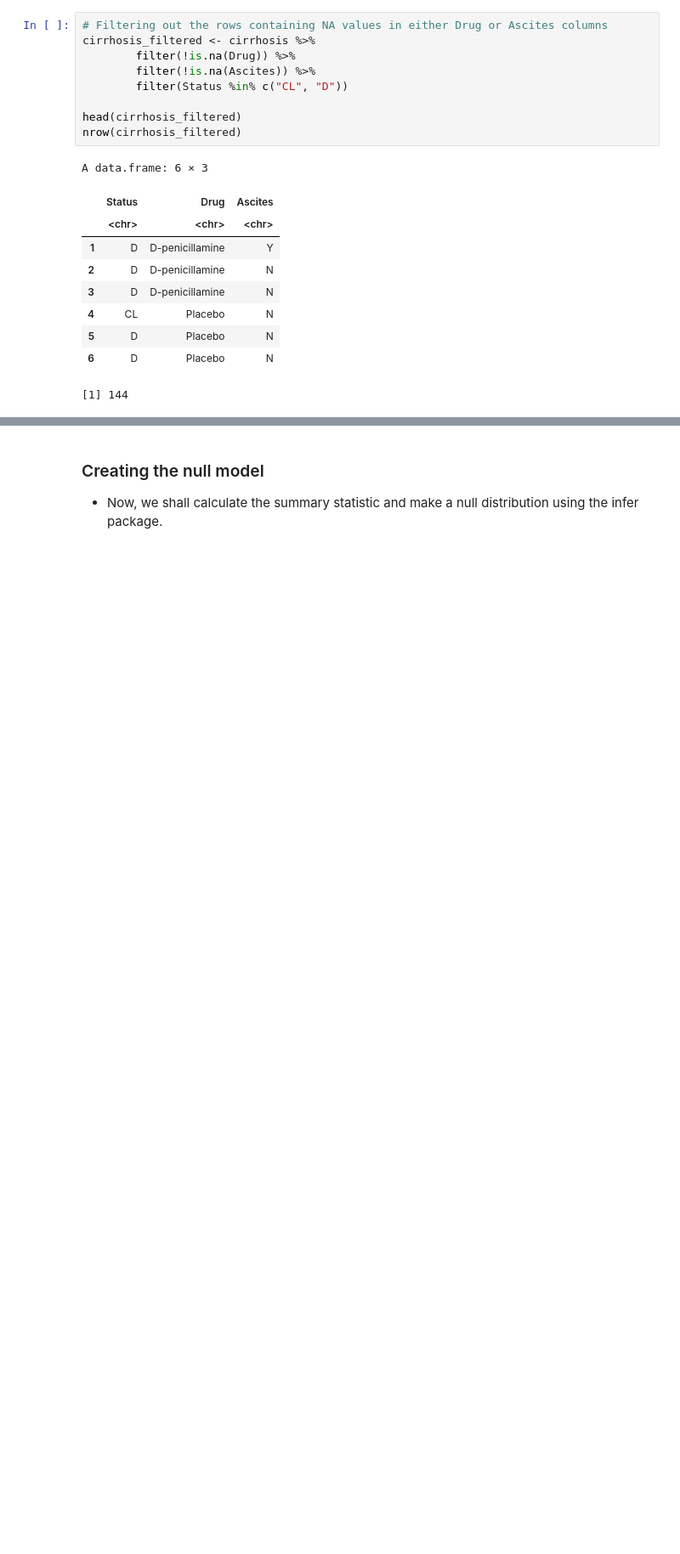
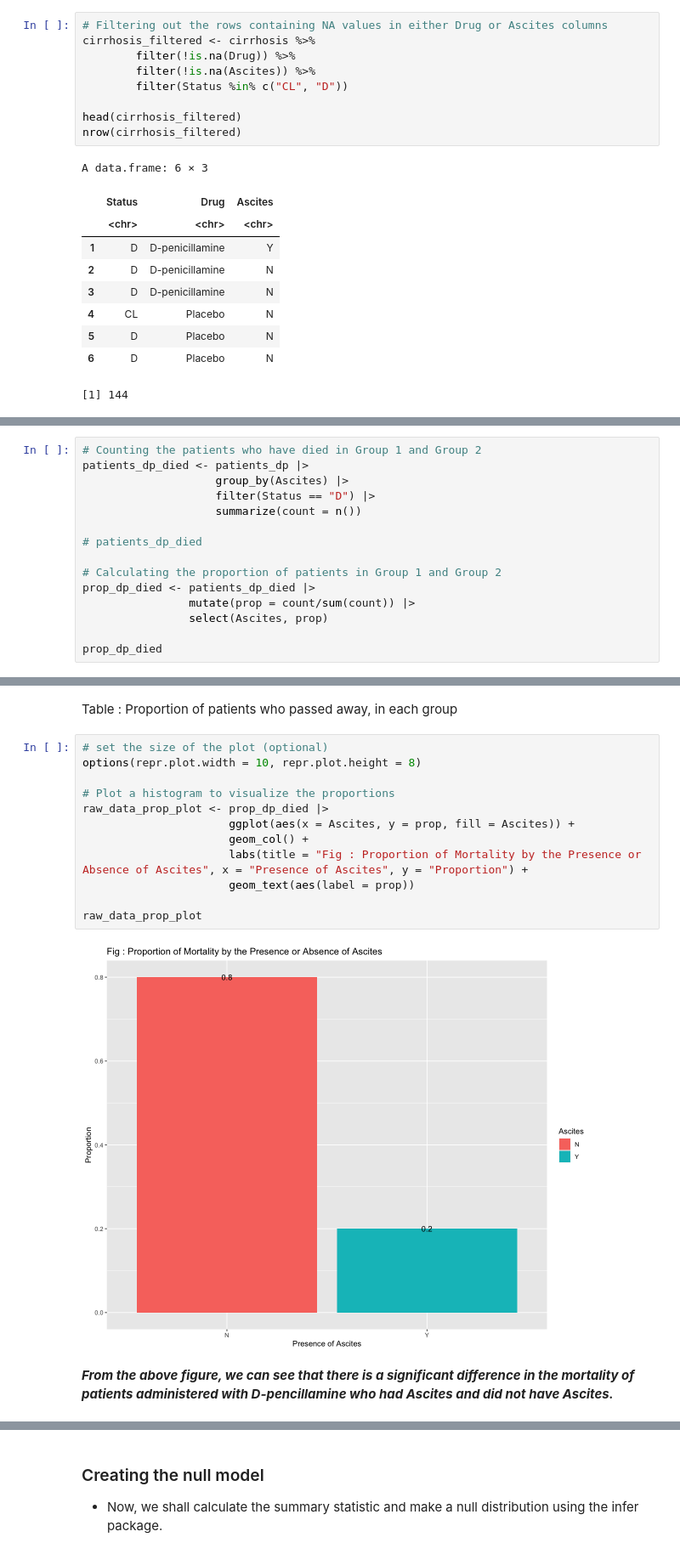
Before and after one commit to Rithika-Nair/STAT-201-Final_Project, a Jupyter notebook: Project-Final-Report.ipynb, the cells around one changed output, grey strips where cells are left out. Shown at 85% size. Cells and saved outputs as stored; diff of their text form; blank space fills up the shorter version.

```diff
--- a/Project-Final-Report.ipynb
+++ b/Project-Final-Report.ipynb
@@ -136,0 +150,15 @@ A tibble: 2 × 2
+# %%
+# Counting the patients who have died in Group 1 and Group 2
+patients_dp_died <- patients_dp |>
+                    group_by(Ascites) |>
+                    filter(Status == "D") |>
+                    summarize(count = n())
+
+# patients_dp_died
+
+# Calculating the proportion of patients in Group 1 and Group 2
+prop_dp_died <- patients_dp_died |>
+                mutate(prop = count/sum(count)) |>
+                select(Ascites, prop)
+
+prop_dp_died
@@ -137 +171,19 @@ A tibble: 2 × 2
+# %% [markdown]
+Table : Proportion of patients who passed away, in each group
+# %%
+# set the size of the plot (optional)
+options(repr.plot.width = 10, repr.plot.height = 8)
+
+# Plot a histogram to visualize the proportions
+raw_data_prop_plot <- prop_dp_died |>
+                      ggplot(aes(x = Ascites, y = prop, fill = Ascites)) +
+                      geom_col() +
+                      labs(title = "Fig : Proportion of Mortality by the Presence or Absence of Ascites", x = "Presence of Ascites", y = "Proportion") +
+                      geom_text(aes(label = prop))
+
+raw_data_prop_plot
+# %% [output]
+[figure, added]
+# %% [markdown]
+***From the above figure, we can see that there is a significant difference in the mortality of patients administered with D-pencillamine who had Ascites and did not have Ascites.***
 # %% [markdown]
```
Also changed, not shown: parts of 18 cells of this notebook.
